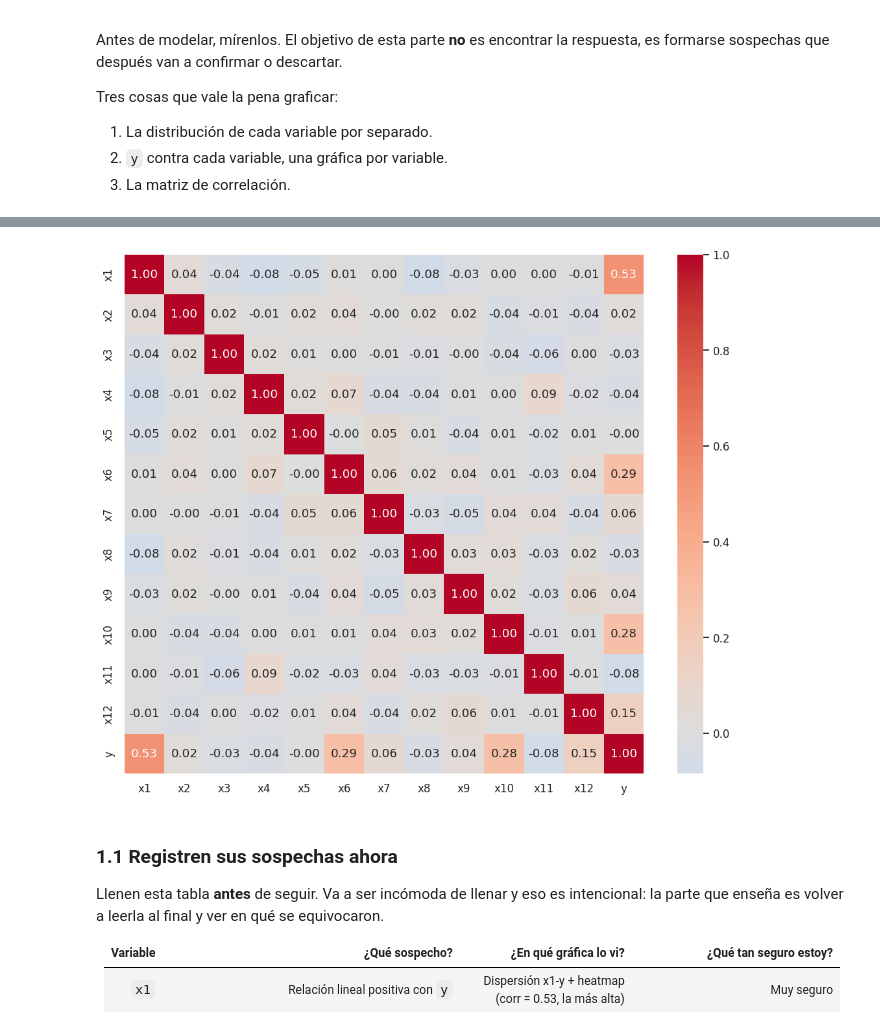
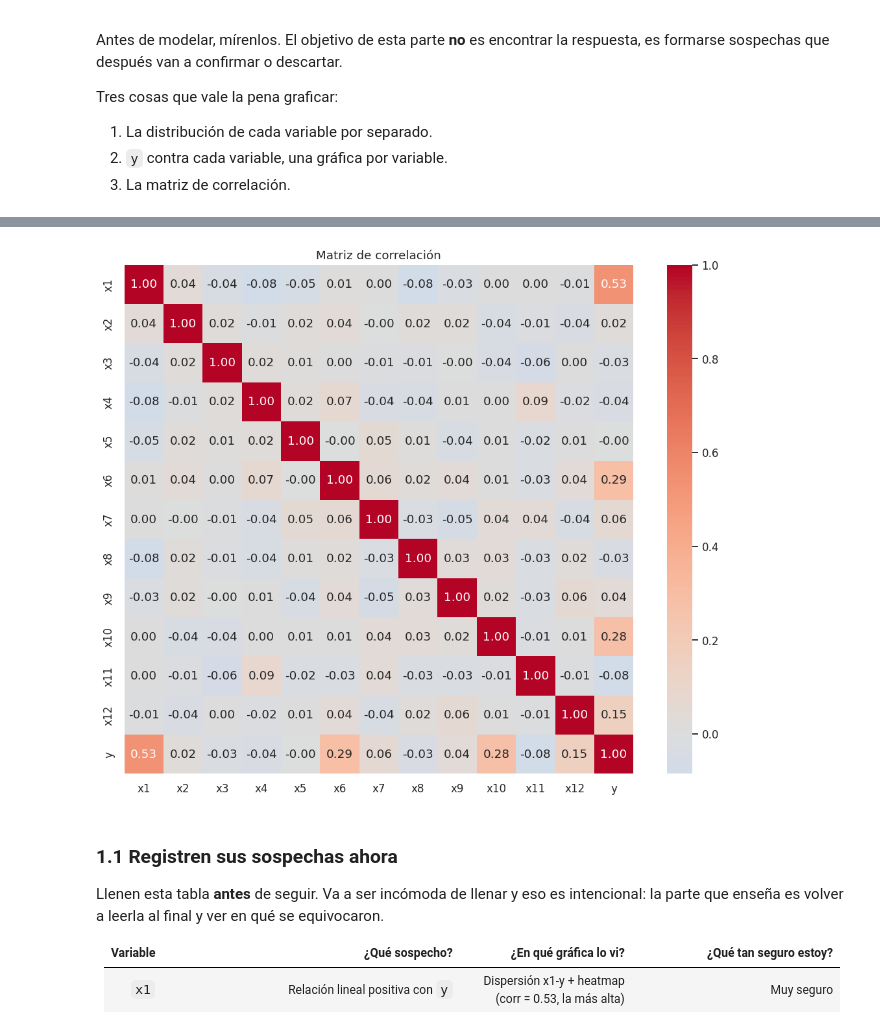
Before and after one commit to lafarch/mineria_datos, a Jupyter notebook: tareas/tarea_01_aproximacion_funcion.ipynb, the cells around one changed output, grey strips where cells are left out. Saved outputs shown, nothing was run; the diff lists cells and outputs as text; code cells hidden in the pictures.

```diff
--- a/tareas/tarea_01_aproximacion_funcion.ipynb
+++ b/tareas/tarea_01_aproximacion_funcion.ipynb
@@ -274,13 +284,14 @@ plt.show()
 # %%
 # TODO: matriz de correlación entre las 12 variables y `y`.
 corr = train[VARIABLES + ["y"]].corr()
 
 plt.figure(figsize=(10, 8))
 sns.heatmap(corr, annot=True, fmt=".2f", cmap="coolwarm", center=0, square=True)
+plt.title("Matriz de correlación")
 plt.tight_layout()
 plt.show()
 # %% [output]
-[figure, old version]
+[figure, new version]
 # %% [markdown]
 ### 1.1 Registren sus sospechas ahora
 
```
Also changed, not shown: parts of 21 cells of this notebook, 1 other file.
